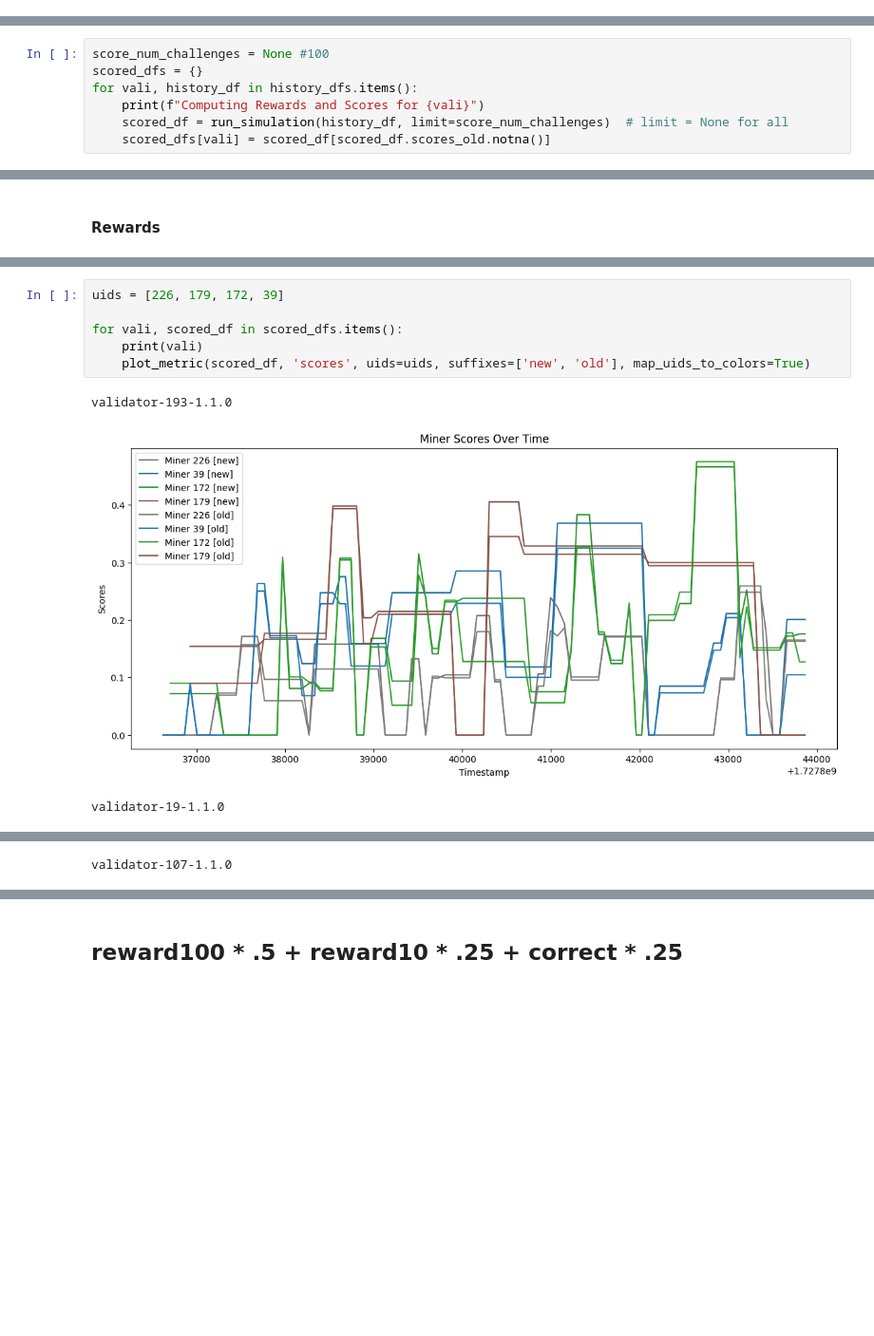
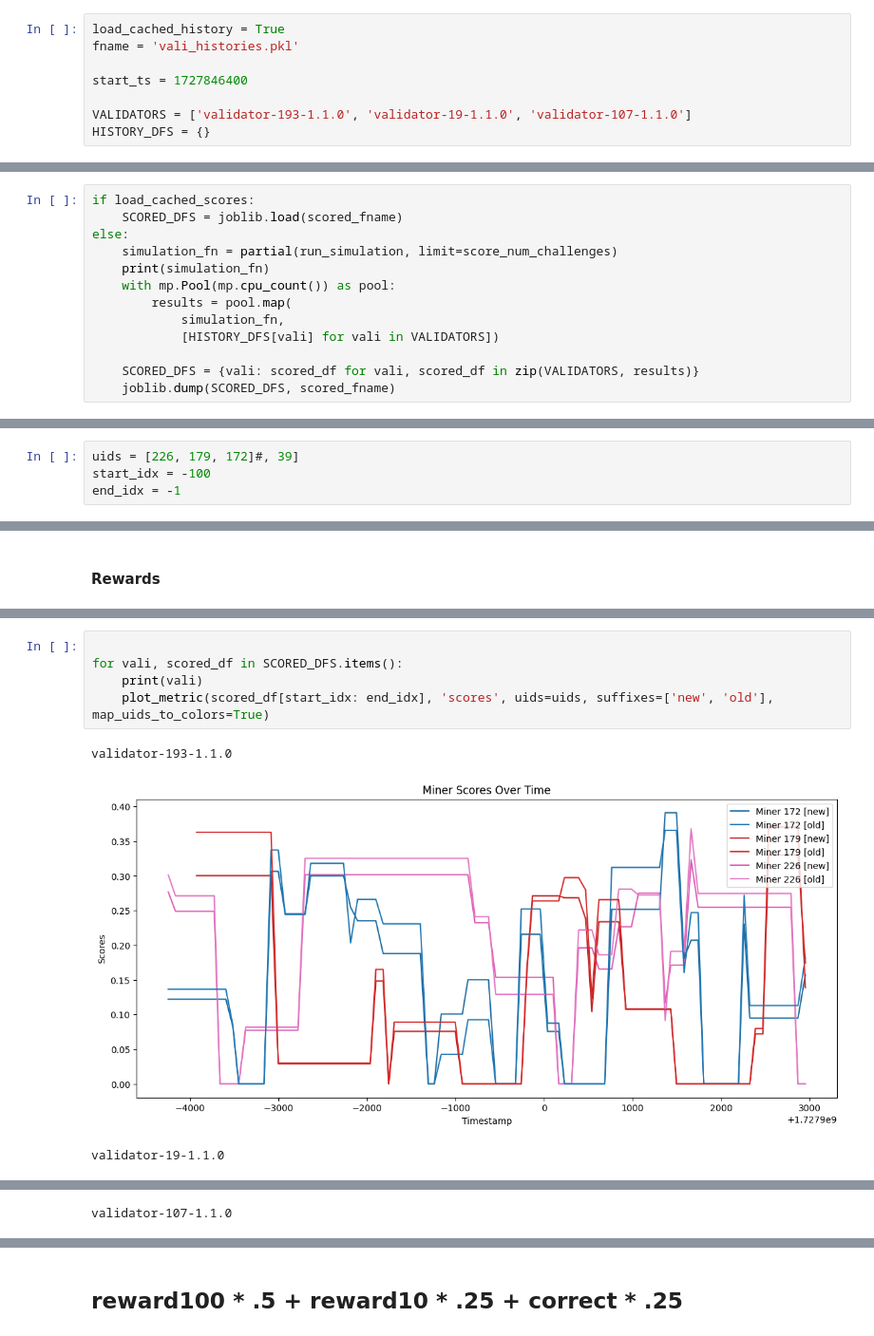
Before and after one commit to BitMind-AI/incentive-simulator, a Jupyter notebook: simulation.ipynb, the cells around one changed output, grey strips where cells are left out. Shown at 95% size. Drawn from its saved outputs; the diff is of its cells as text; blank space fills up the shorter version.

```diff
--- a/simulation.ipynb
+++ b/simulation.ipynb
@@ -21 +29,9 @@ handler: 'OutStream' object has no attribute 'reconfigure'
+# %%
+load_cached_history = True
+fname = 'vali_histories.pkl'
+
+start_ts = 1727846400
+
+VALIDATORS = ['validator-193-1.1.0', 'validator-19-1.1.0', 'validator-107-1.1.0']
+HISTORY_DFS = {}
 # %%
@@ -140,7 +93,13 @@ def run_simulation(history_df: pd.DataFrame, limit: int):
 # %%
-score_num_challenges = None #100
-scored_dfs = {}
-for vali, history_df in history_dfs.items():
-    print(f"Computing Rewards and Scores for {vali}")
-    scored_df = run_simulation(history_df, limit=score_num_challenges)  # limit = None for all
-    scored_dfs[vali] = scored_df[scored_df.scores_old.notna()]
+if load_cached_scores:
+    SCORED_DFS = joblib.load(scored_fname)
+else:
+    simulation_fn = partial(run_simulation, limit=score_num_challenges)
+    print(simulation_fn)
+    with mp.Pool(mp.cpu_count()) as pool:
+        results = pool.map(
+            simulation_fn,
+            [HISTORY_DFS[vali] for vali in VALIDATORS])
+
+    SCORED_DFS = {vali: scored_df for vali, scored_df in zip(VALIDATORS, results)}
+    joblib.dump(SCORED_DFS, scored_fname)
@@ -149,5 +106,9 @@ Computing Rewards and Scores for validator-193-1.1.0
 # %% [markdown]
 ## I. reward100 * .5 + reward10 * .25 + correct * .25
+# %%
+uids = [226, 179, 172]#, 39]
+start_idx = -100
+end_idx = -1
 # %% [markdown]
 ### Inspect Same Miner over Multiple Validators
 # %% [markdown]
@@ -168,10 +142,9 @@ plot_multi_validator_metric(scored_dfs, 'rewards', ['new', 'old'], uids=mv_uids,
 # %%
-uids = [226, 179, 172, 39]
 
-for vali, scored_df in scored_dfs.items():
+for vali, scored_df in SCORED_DFS.items():
     print(vali)
-    plot_metric(scored_df, 'scores', uids=uids, suffixes=['new', 'old'], map_uids_to_colors=True)
+    plot_metric(scored_df[start_idx: end_idx], 'scores', uids=uids, suffixes=['new', 'old'], map_uids_to_colors=True)
 # %% [output]
 validator-193-1.1.0
-[figure, old version]
+[figure, new version]
 validator-19-1.1.0
```
Also changed, not shown: parts of 13 cells of this notebook.
